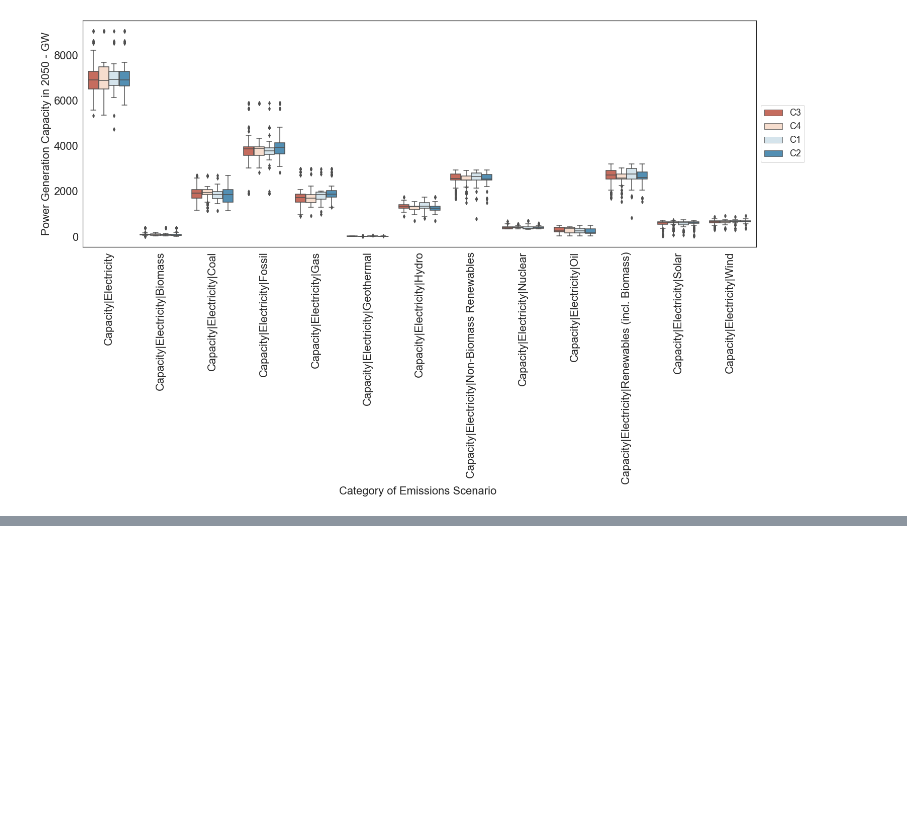
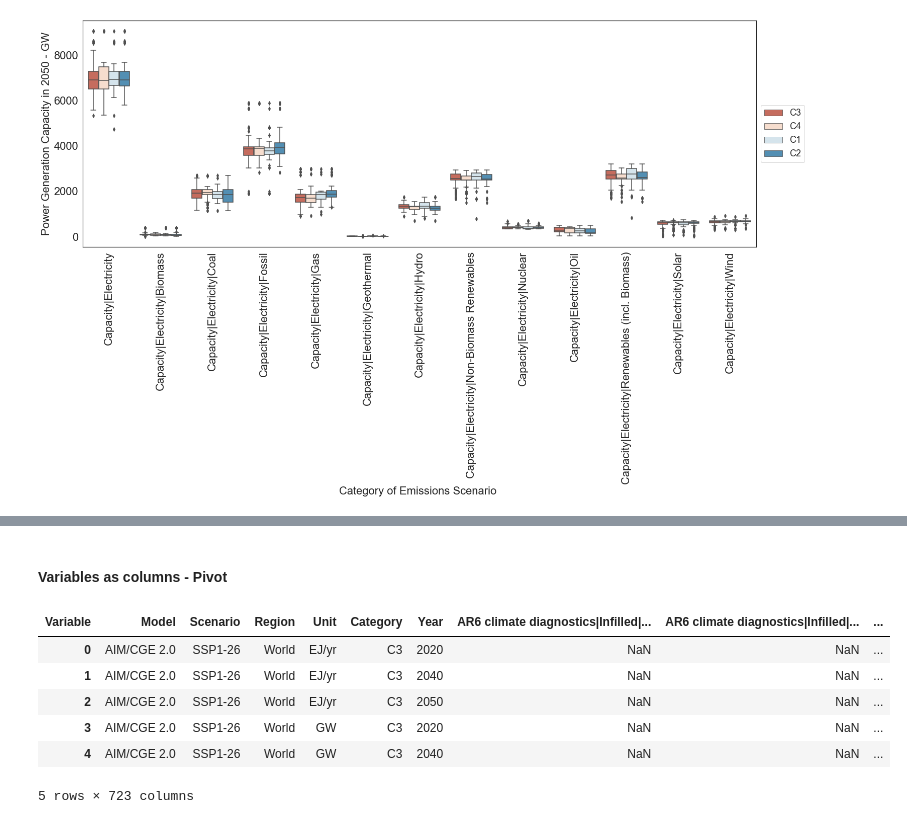
Before and after one commit to muadelm/IPCC_Scenarios, a Jupyter notebook: demand_emissions_categories/IPCC_demand_emissions_categories_24August2022.ipynb, the cells around one changed output, grey strips where cells are left out. Saved outputs shown, nothing was run; the diff lists cells and outputs as text; code cells hidden in the pictures; blank space fills up the shorter version.

Commit message:
melt and pivot

```diff
--- a/demand_emissions_categories/IPCC_demand_emissions_categories_24August2022.ipynb
+++ b/demand_emissions_categories/IPCC_demand_emissions_categories_24August2022.ipynb
@@ -361,0 +373,5 @@ plt.legend(prop={'size': 18}, loc='center left', bbox_to_anchor=(1, 0.5))
+# %%
+ipcc_long = ipcc.melt(id_vars = ['Model','Scenario','Region','Variable','Unit', 'Category'],
+                                    value_vars = ['2020', '2040','2050'],
+                                    var_name = 'Year',
+                                    value_name = 'Value')
@@ -361,0 +387,17 @@ plt.legend(prop={'size': 18}, loc='center left', bbox_to_anchor=(1, 0.5))
+# %% [markdown]
+#### Variables as columns - Pivot
+# %%
+ipcc_pivot = pd.pivot_table(ipcc_long, values='Value', index=['Model','Scenario','Region','Unit', 'Category', 'Year'],
+                    columns=['Variable'], aggfunc=np.sum)
+# %%
+ipcc_pivot.columns = ipcc_pivot.columns.map(''.join)
+ipcc_pivot.reset_index(inplace = True)
+ipcc_pivot.head()
+# %% [output]
+| Variable | Model | Scenario | Region | Unit | Category | Year | AR6 climate diagnostics|Infilled|... | AR6 climate diagnostics|Infilled|... | ... |
+| 0 | AIM/CGE 2.0 | SSP1-26 | World | EJ/yr | C3 | 2020 | NaN | NaN | ... |
+| 1 | AIM/CGE 2.0 | SSP1-26 | World | EJ/yr | C3 | 2040 | NaN | NaN | ... |
+| 2 | AIM/CGE 2.0 | SSP1-26 | World | EJ/yr | C3 | 2050 | NaN | NaN | ... |
+| 3 | AIM/CGE 2.0 | SSP1-26 | World | GW | C3 | 2020 | NaN | NaN | ... |
+| 4 | AIM/CGE 2.0 | SSP1-26 | World | GW | C3 | 2040 | NaN | NaN | ... |
+5 rows × 723 columns
```
Also changed, not shown: parts of 5 cells of this notebook.
